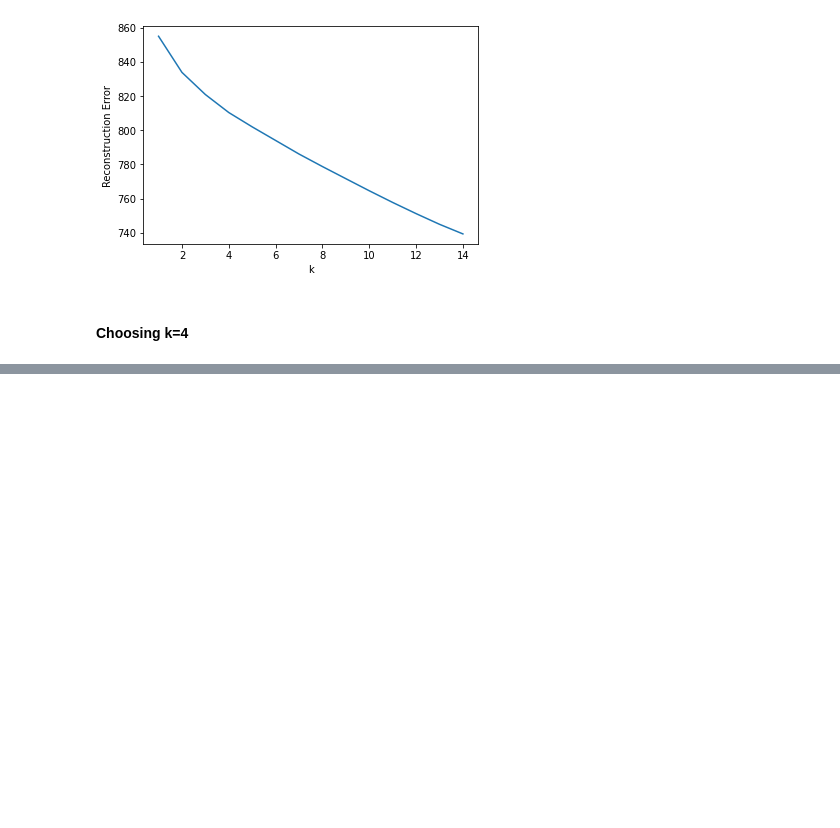
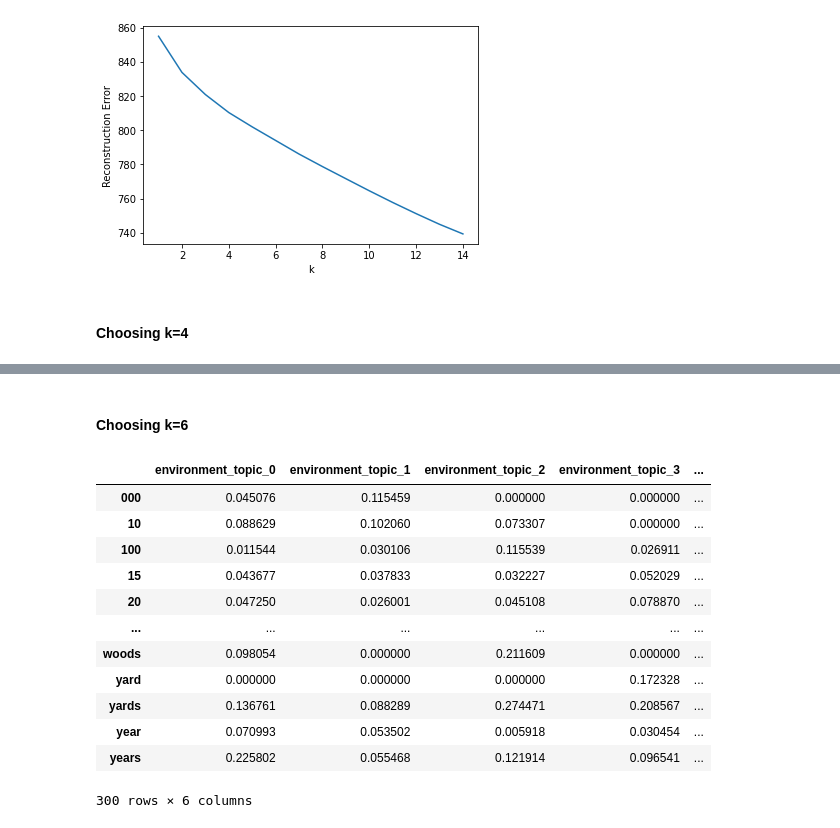
Before and after one commit to JuliaSokolova/looking_for_big_foot, a Jupyter notebook: big_foot_text_classification_n.ipynb, the cells around one changed output, grey strips where cells are left out. Cells and saved outputs as stored; diff of their text form; code cells hidden in the pictures; blank space fills up the shorter version.

```diff
--- a/big_foot_text_classification_n.ipynb
+++ b/big_foot_text_classification_n.ipynb
@@ -105,0 +108,4 @@ road creature saw car driving hair area seen tall turned
+# %%
+vectorizer2 = CountVectorizer(stop_words='english',analyzer='word',max_features=300)
+X2 = vectorizer.fit_transform(df['environment'])
+features2 = vectorizer.get_feature_names()
@@ -105,0 +119,29 @@ road creature saw car driving hair area seen tall turned
+# %% [markdown]
+#### Choosing k=6
+# %%
+k2=6
+nmf2 = NMF(n_components=k2)
+nmf2.fit(X2)
+W2 = nmf2.transform(X2)
+H2 = nmf2.components_
+
+topics2 = ['environment_topic_{}'.format(i) for i in range(k2)]
+
+H2 = pd.DataFrame(H2, index = topics2, columns = features2)
+H2 = H2.T
+# %%
+H2
+# %% [output]
+|  | environment_topic_0 | environment_topic_1 | environment_topic_2 | environment_topic_3 | ... |
+| 000 | 0.045076 | 0.115459 | 0.000000 | 0.000000 | ... |
+| 10 | 0.088629 | 0.102060 | 0.073307 | 0.000000 | ... |
+| 100 | 0.011544 | 0.030106 | 0.115539 | 0.026911 | ... |
+| 15 | 0.043677 | 0.037833 | 0.032227 | 0.052029 | ... |
+| 20 | 0.047250 | 0.026001 | 0.045108 | 0.078870 | ... |
+| ... | ... | ... | ... | ... | ... |
+| woods | 0.098054 | 0.000000 | 0.211609 | 0.000000 | ... |
+| yard | 0.000000 | 0.000000 | 0.000000 | 0.172328 | ... |
+| yards | 0.136761 | 0.088289 | 0.274471 | 0.208567 | ... |
+| year | 0.070993 | 0.053502 | 0.005918 | 0.030454 | ... |
+| years | 0.225802 | 0.055468 | 0.121914 | 0.096541 | ... |
+300 rows × 6 columns
```
Also changed, not shown: parts of 7 cells of this notebook, 2 other files.
